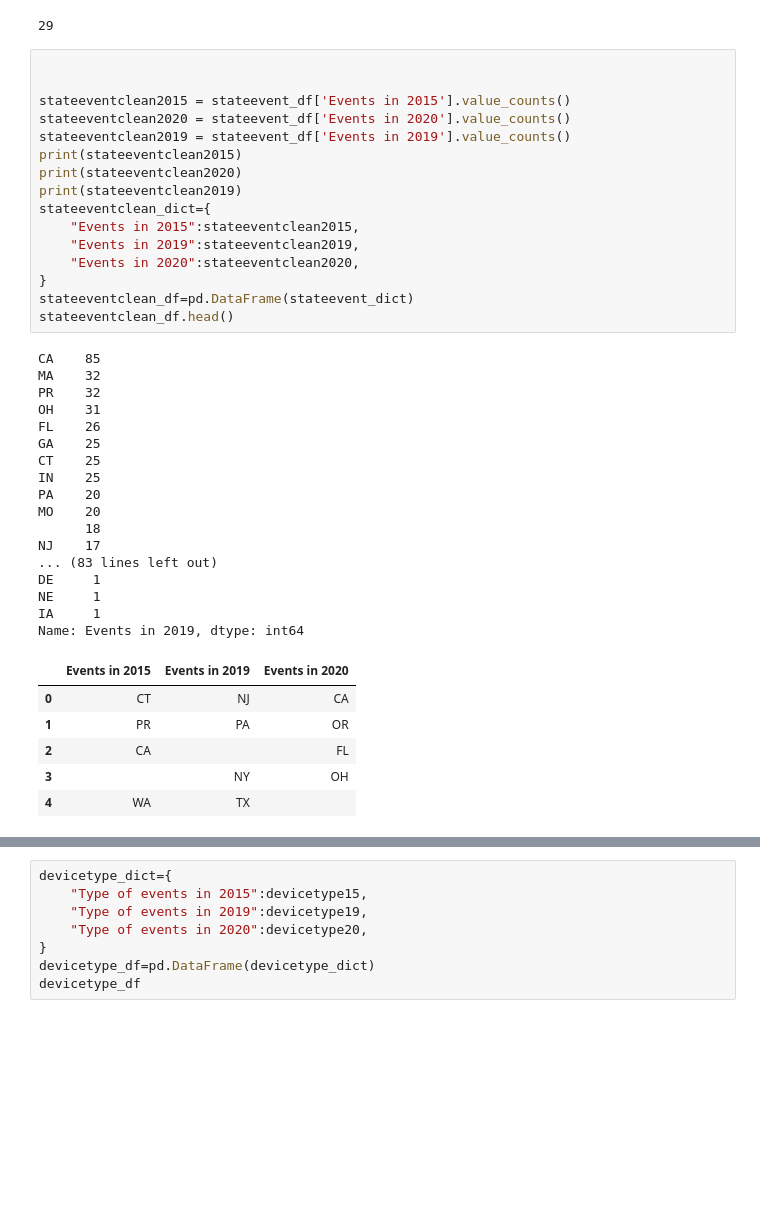
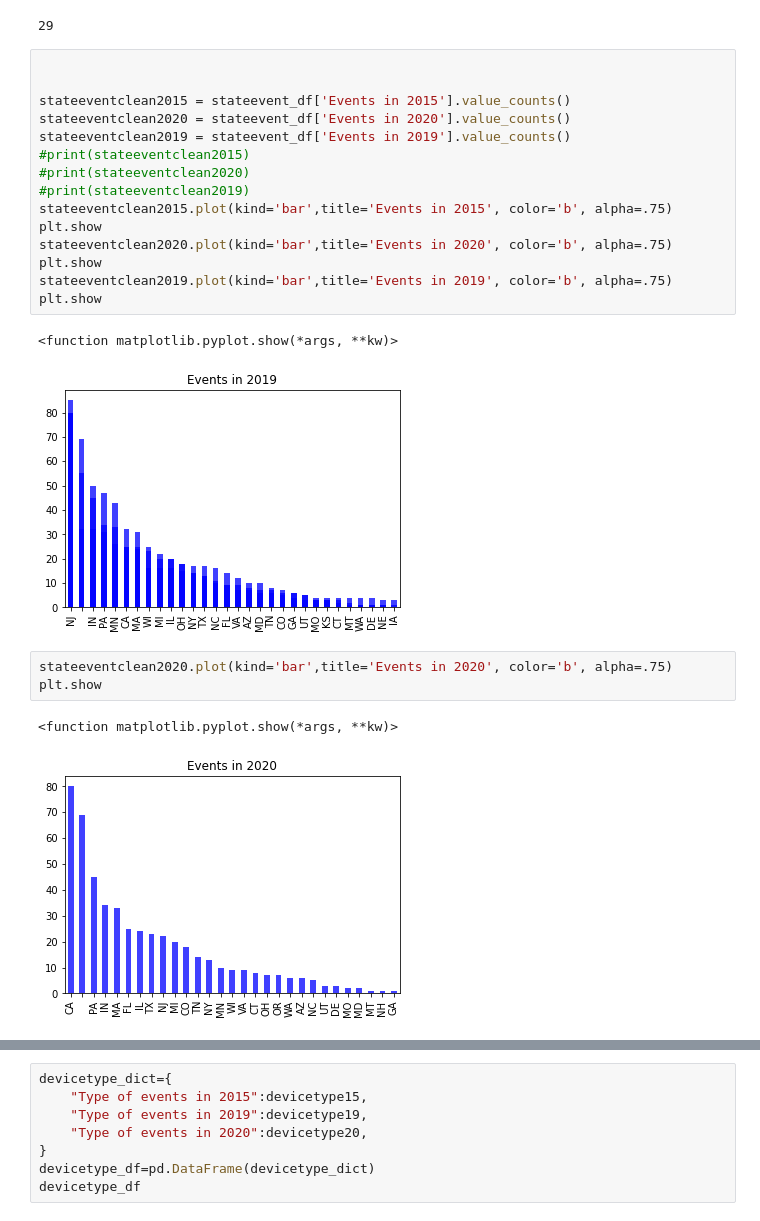
Before and after one commit to Cosette3737/Project1GroupB, a Jupyter notebook: Untitled.ipynb, the cells around one changed output, grey strips where cells are left out. Cells and saved outputs as stored; diff of their text form; blank space fills up the shorter version.

Commit message:
charts

```diff
--- a/Untitled.ipynb
+++ b/Untitled.ipynb
@@ -183,40 +183,24 @@ print(clean_data2)
 # %%
 
 
 stateeventclean2015 = stateevent_df['Events in 2015'].value_counts()
 stateeventclean2020 = stateevent_df['Events in 2020'].value_counts()
 stateeventclean2019 = stateevent_df['Events in 2019'].value_counts()
-print(stateeventclean2015)
-print(stateeventclean2020)
-print(stateeventclean2019)
-stateeventclean_dict={
-    "Events in 2015":stateeventclean2015,
-    "Events in 2019":stateeventclean2019,
-    "Events in 2020":stateeventclean2020,
-}
-stateeventclean_df=pd.DataFrame(stateevent_dict)
-stateeventclean_df.head()
+#print(stateeventclean2015)
+#print(stateeventclean2020)
+#print(stateeventclean2019)
+stateeventclean2015.plot(kind='bar',title='Events in 2015', color='b', alpha=.75)
+plt.show
+stateeventclean2020.plot(kind='bar',title='Events in 2020', color='b', alpha=.75)
+plt.show
+stateeventclean2019.plot(kind='bar',title='Events in 2019', color='b', alpha=.75)
+plt.show
 # %% [output]
-CA    85
-MA    32
-PR    32
-OH    31
-FL    26
-GA    25
-CT    25
-IN    25
-PA    20
-MO    20
-      18
-NJ    17
-... (83 lines left out)
-DE     1
-NE     1
-IA     1
-Name: Events in 2019, dtype: int64
+<function matplotlib.pyplot.show(*args, **kw)>
-|  | Events in 2015 | Events in 2019 | Events in 2020 |
-| 0 | CT | NJ | CA |
-| 1 | PR | PA | OR |
-| 2 | CA |  | FL |
-| 3 |  | NY | OH |
-| 4 | WA | TX |  |
+[figure, added]
+# %%
+stateeventclean2020.plot(kind='bar',title='Events in 2020', color='b', alpha=.75)
+plt.show
+# %% [output]
+<function matplotlib.pyplot.show(*args, **kw)>
+[figure, added]
```
Also changed, not shown: parts of 14 cells of this notebook.
